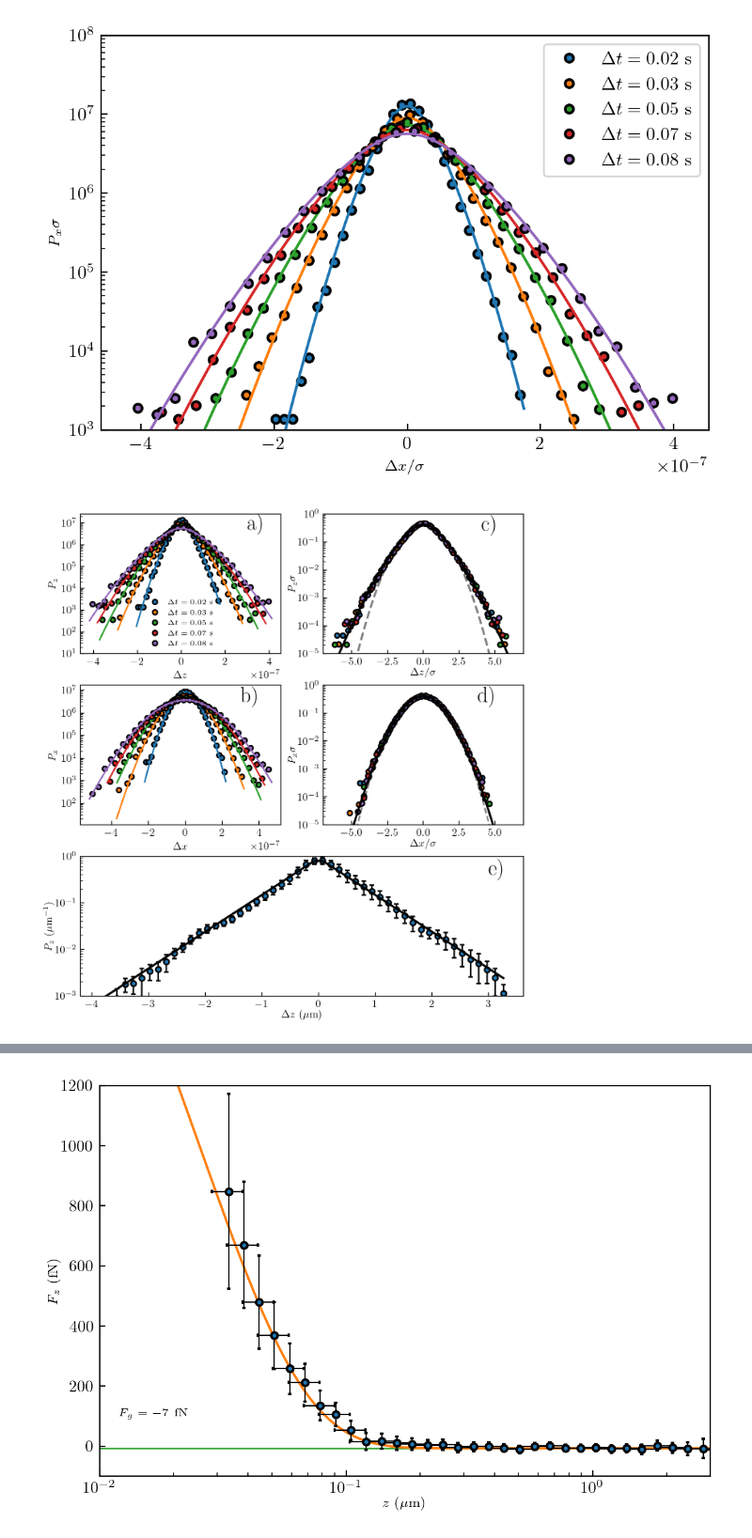
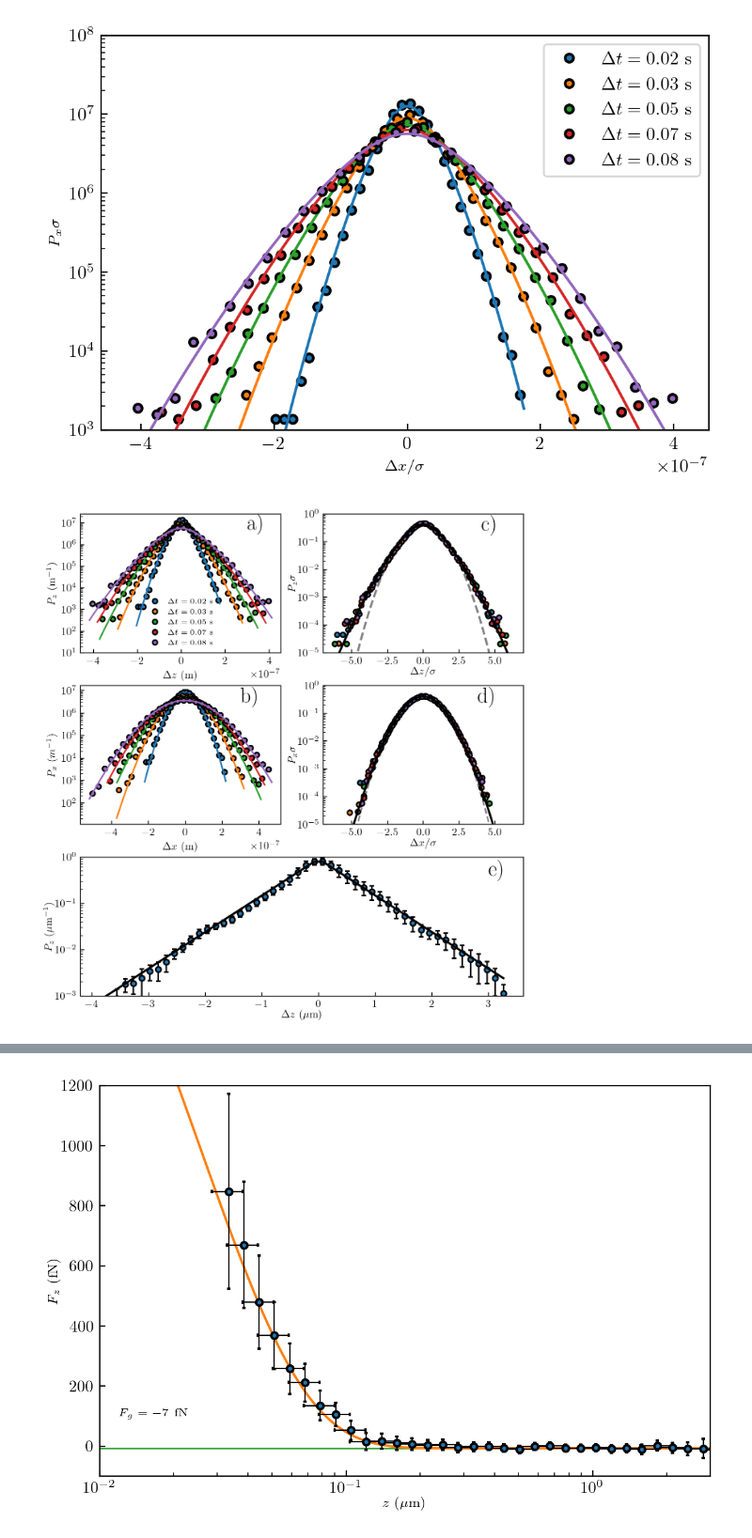
Before and after one commit to eXpensia/Confined-Brownian-Motion, a Jupyter notebook: 02_body/chapter3/images/trajctory_analysis/graph_ploting.ipynb, the cells around one changed output, grey strips where cells are left out. Shown at 94% size. Cells and saved outputs as stored; diff of their text form; code cells hidden in the pictures.

```diff
--- a/02_body/chapter3/images/trajctory_analysis/graph_ploting.ipynb
+++ b/02_body/chapter3/images/trajctory_analysis/graph_ploting.ipynb
@@ -428,8 +428,8 @@ ax.yaxis.set_minor_formatter(mpl.ticker.NullFormatter())
 plt.text(3e-7, 5e6, "a)", fontsize=20)
 
 
-plt.xlabel("$\Delta z $", fontsize="medium")
-plt.ylabel("$P_{z} $", fontsize="medium")
+plt.xlabel("$\Delta z $ (m)", fontsize="medium")
+plt.ylabel("$P_{z}$ (m$^{-1})$", fontsize="medium")
 
 
 ############################################################################ Pz / sigma
@@ -541,8 +541,8 @@ ax.yaxis.set_minor_formatter(mpl.ticker.NullFormatter())
 plt.text(3e-7, 3e6, "b)", fontsize=20)
 
 
-plt.xlabel("$\Delta x $", fontsize="medium")
-plt.ylabel("$P_{x} $", fontsize="medium")
+plt.xlabel("$\Delta x $ (m)", fontsize="medium")
+plt.ylabel("$P_{x} $ ($m^{-1}$)", fontsize="medium")
 
 
 
@@ -632,34 +632,34 @@ plt.semilogy(
     linewidth=2,
     zorder=10,
 )
 
 
 plt.ylabel("$P_z$ ($\mathrm{\mu m^{-1}})$", fontsize="medium", labelpad=0.5)
 plt.xlabel("$\Delta z$ ($\mathrm{\mu m}$)", fontsize="medium", labelpad=0.5)
 
 
 ax = plt.gca()
 
 locmaj = mpl.ticker.LogLocator(base=10.0, subs=(1.0,), numticks=100)
 ax.yaxis.set_major_locator(locmaj)
 locmin = mpl.ticker.LogLocator(base=10.0, subs=np.arange(2, 10) * 0.1, numticks=100)
 ax.yaxis.set_minor_locator(locmin)
 ax.yaxis.set_minor_formatter(mpl.ticker.NullFormatter())
 
 
 ax.set_ylim([1e-3, 1])
 # ax.set_xlim([None,1e-10])
 
 ymin, ymax = fig.gca().get_ylim()
 xmin, xmax = fig.gca().get_xlim()
 
 plt.text(3, 0.4 * ymax, "e)", fontsize=20)
 
 plt.tight_layout(pad = 0.1,h_pad=0.1, w_pad=0.3)
 
 plt.savefig("P_displacement.pdf")
 # %% [output]
-[figure, old version]
+[figure, new version]
 # %%
 plt.figure(figsize=( cm2inch(16),cm2inch(8)))
 
```
Also changed, not shown: parts of 2 cells of this notebook, 9 other files.
